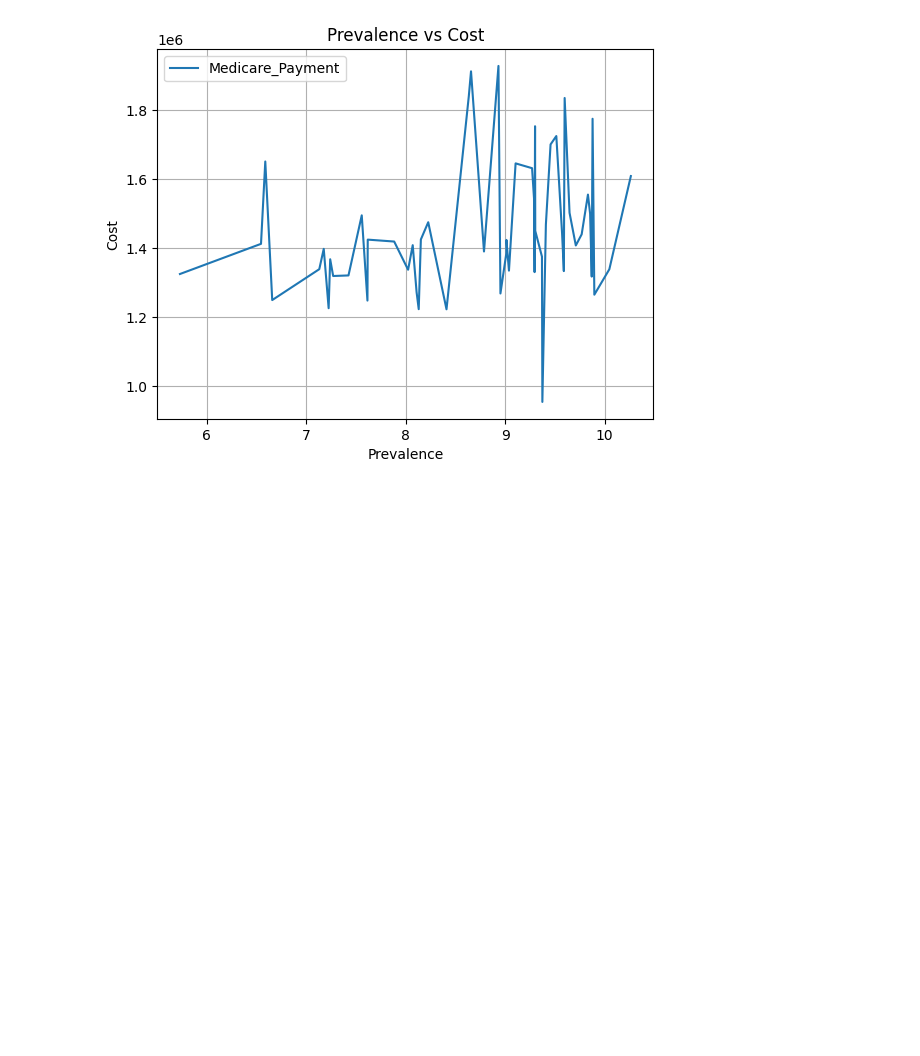
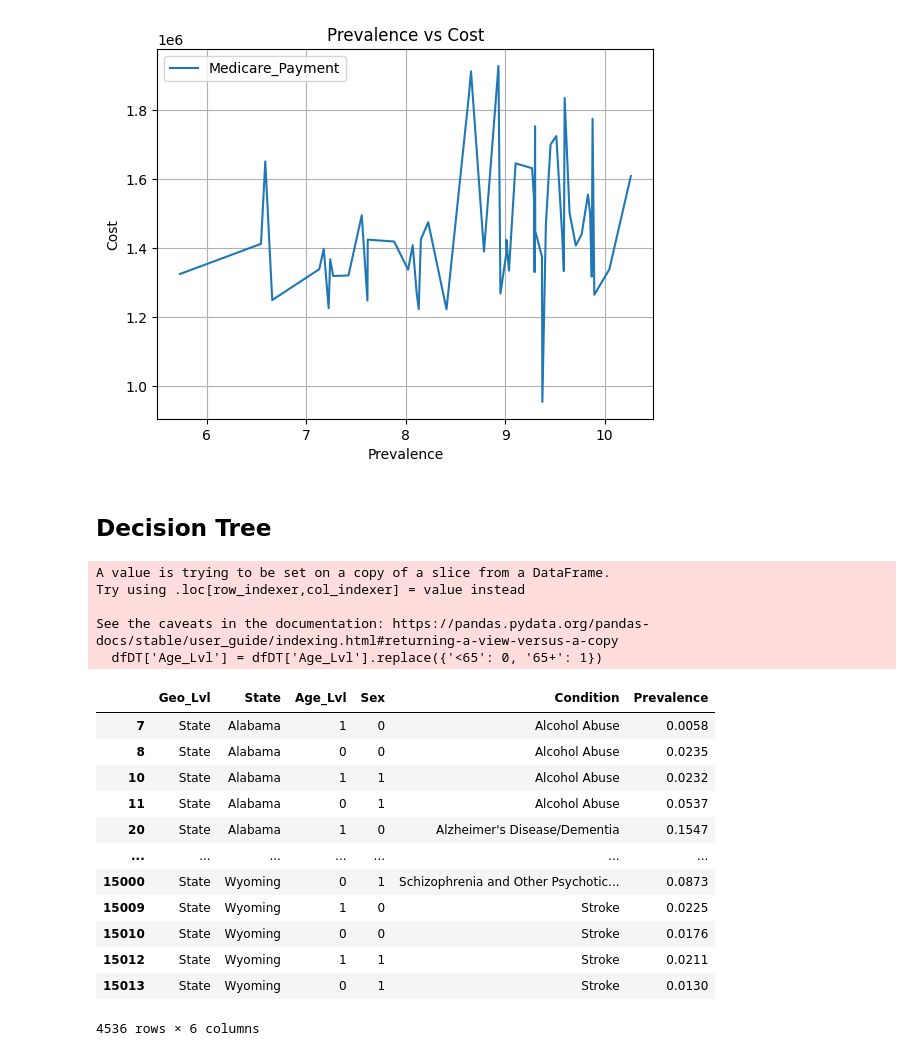
Before and after one commit to wrenp03/chronicillnesspredictor, a Jupyter notebook: main.ipynb, the cells around one changed output. Drawn from its saved outputs; the diff is of its cells as text; code cells hidden in the pictures; blank space fills up the shorter version.

Commit message:
Sex decision tree df

```diff
--- a/main.ipynb
+++ b/main.ipynb
@@ -294,3 +294,45 @@ plt.grid(True)
 plt.show()
 # %% [output]
 [figure]
+# %% [markdown]
+## Decision Tree
+# %%
+# Formatting data
+
+dfDT = df
+
+dfDT.drop(columns = ['Medicare_Payment_Standardized', 'Medicare_Payment', 'Hospital_Readmission_Rate', 'ER_Rate_Per_1000'], inplace = True)
+
+dfDT = dfDT[~dfDT.isin(['All']).any(axis=1)]
+
+dfDT['Age_Lvl'] = dfDT['Age_Lvl'].replace({'<65': 0, '65+': 1})
+
+# Deleting all except sex
+dfDT = dfDT[dfDT.isin(['Sex']).any(axis=1)]
+
+dfDT.drop(columns = ['Demographic'], inplace = True)
+
+dfDT.rename(columns={'Demographic_Desc' : 'Sex'}, inplace=True)
+
+dfDT['Sex'] = dfDT['Sex'].replace({'Female': 0, 'Male': 1})
+
+dfDT
+# %% [output]
+A value is trying to be set on a copy of a slice from a DataFrame.
+Try using .loc[row_indexer,col_indexer] = value instead
+
+See the caveats in the documentation: https://pandas.pydata.org/pandas-docs/stable/user_guide/indexing.html#returning-a-view-versus-a-copy
+  dfDT['Age_Lvl'] = dfDT['Age_Lvl'].replace({'<65': 0, '65+': 1})
+|  | Geo_Lvl | State | Age_Lvl | Sex | Condition | Prevalence |
+| 7 | State | Alabama | 1 | 0 | Alcohol Abuse | 0.0058 |
+| 8 | State | Alabama | 0 | 0 | Alcohol Abuse | 0.0235 |
+| 10 | State | Alabama | 1 | 1 | Alcohol Abuse | 0.0232 |
+| 11 | State | Alabama | 0 | 1 | Alcohol Abuse | 0.0537 |
+| 20 | State | Alabama | 1 | 0 | Alzheimer's Disease/Dementia | 0.1547 |
+| ... | ... | ... | ... | ... | ... | ... |
+| 15000 | State | Wyoming | 0 | 1 | Schizophrenia and Other Psychotic... | 0.0873 |
+| 15009 | State | Wyoming | 1 | 0 | Stroke | 0.0225 |
+| 15010 | State | Wyoming | 0 | 0 | Stroke | 0.0176 |
+| 15012 | State | Wyoming | 1 | 1 | Stroke | 0.0211 |
+| 15013 | State | Wyoming | 0 | 1 | Stroke | 0.0130 |
+4536 rows × 6 columns
```
